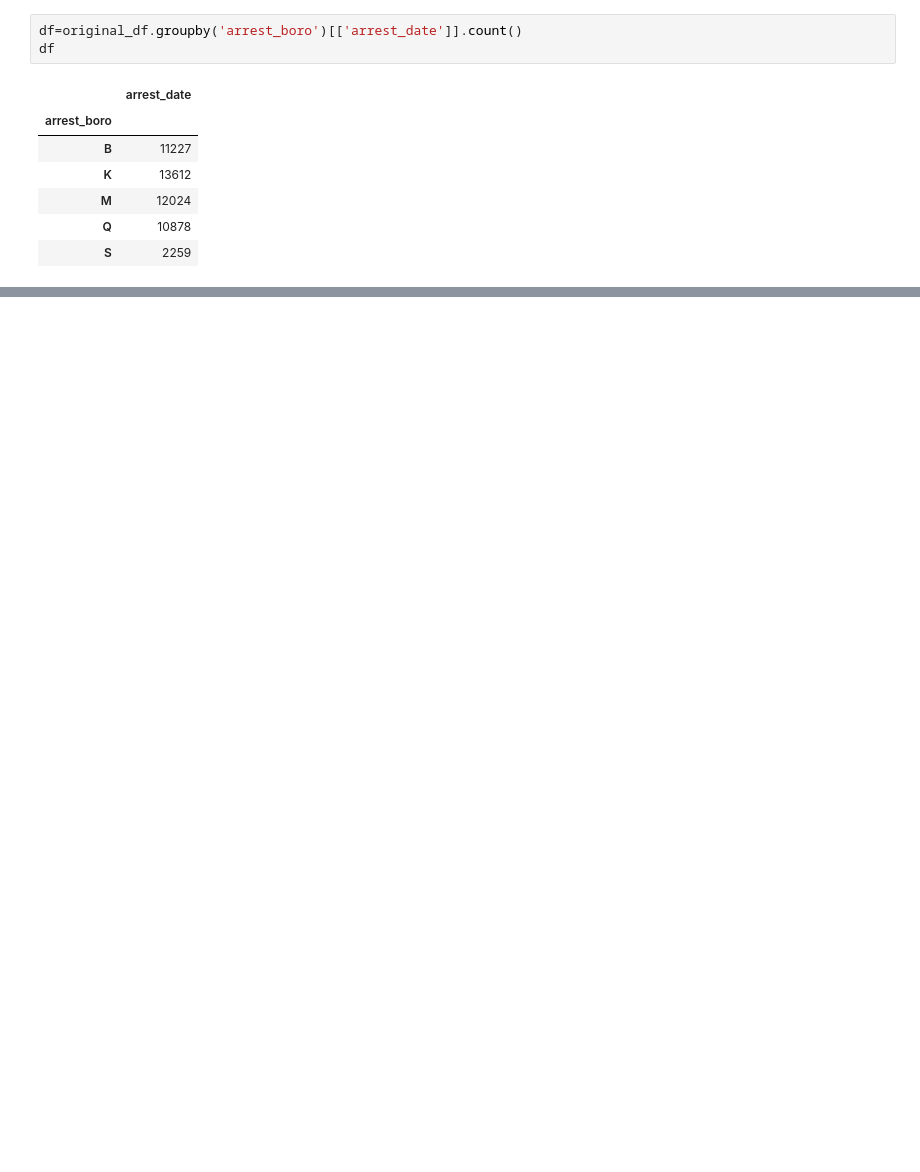
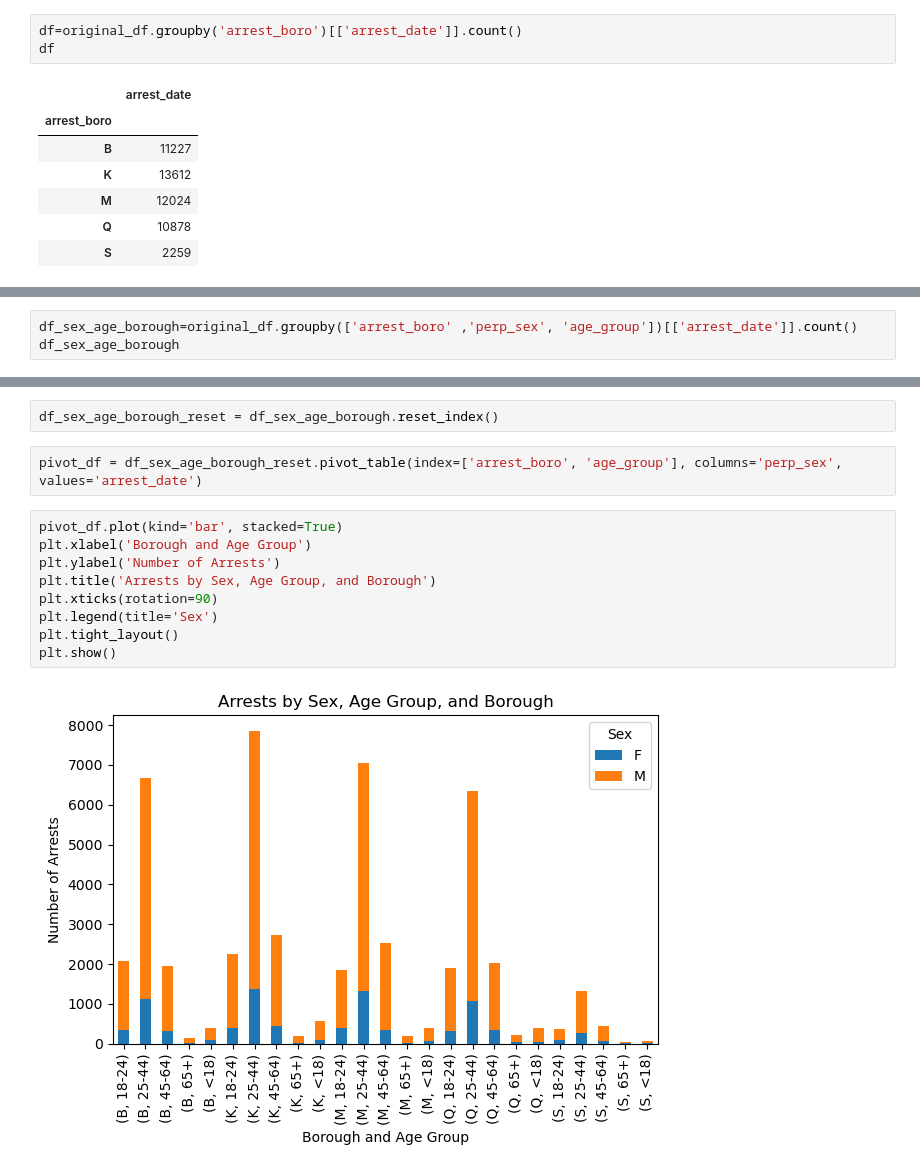
Before and after one commit to amos6224/group5-project1, a Jupyter notebook: group5-project1.ipynb, the cells around one changed output, grey strips where cells are left out. Drawn from its saved outputs; the diff is of its cells as text; blank space fills up the shorter version.

Commit message:
graphs

```diff
--- a/group5-project1.ipynb
+++ b/group5-project1.ipynb
@@ -178,0 +178,3 @@ plt.show()
+# %%
+df_sex_age_borough=original_df.groupby(['arrest_boro' ,'perp_sex', 'age_group'])[['arrest_date']].count()
+df_sex_age_borough
@@ -178,0 +200,15 @@ plt.show()
+# %%
+df_sex_age_borough_reset = df_sex_age_borough.reset_index()
+# %%
+pivot_df = df_sex_age_borough_reset.pivot_table(index=['arrest_boro', 'age_group'], columns='perp_sex', values='arrest_date')
+# %%
+pivot_df.plot(kind='bar', stacked=True)
+plt.xlabel('Borough and Age Group')
+plt.ylabel('Number of Arrests')
+plt.title('Arrests by Sex, Age Group, and Borough')
+plt.xticks(rotation=90)
+plt.legend(title='Sex')
+plt.tight_layout()
+plt.show()
+# %% [output]
+[figure, added]
```
Also changed, not shown: parts of 6 cells of this notebook.
